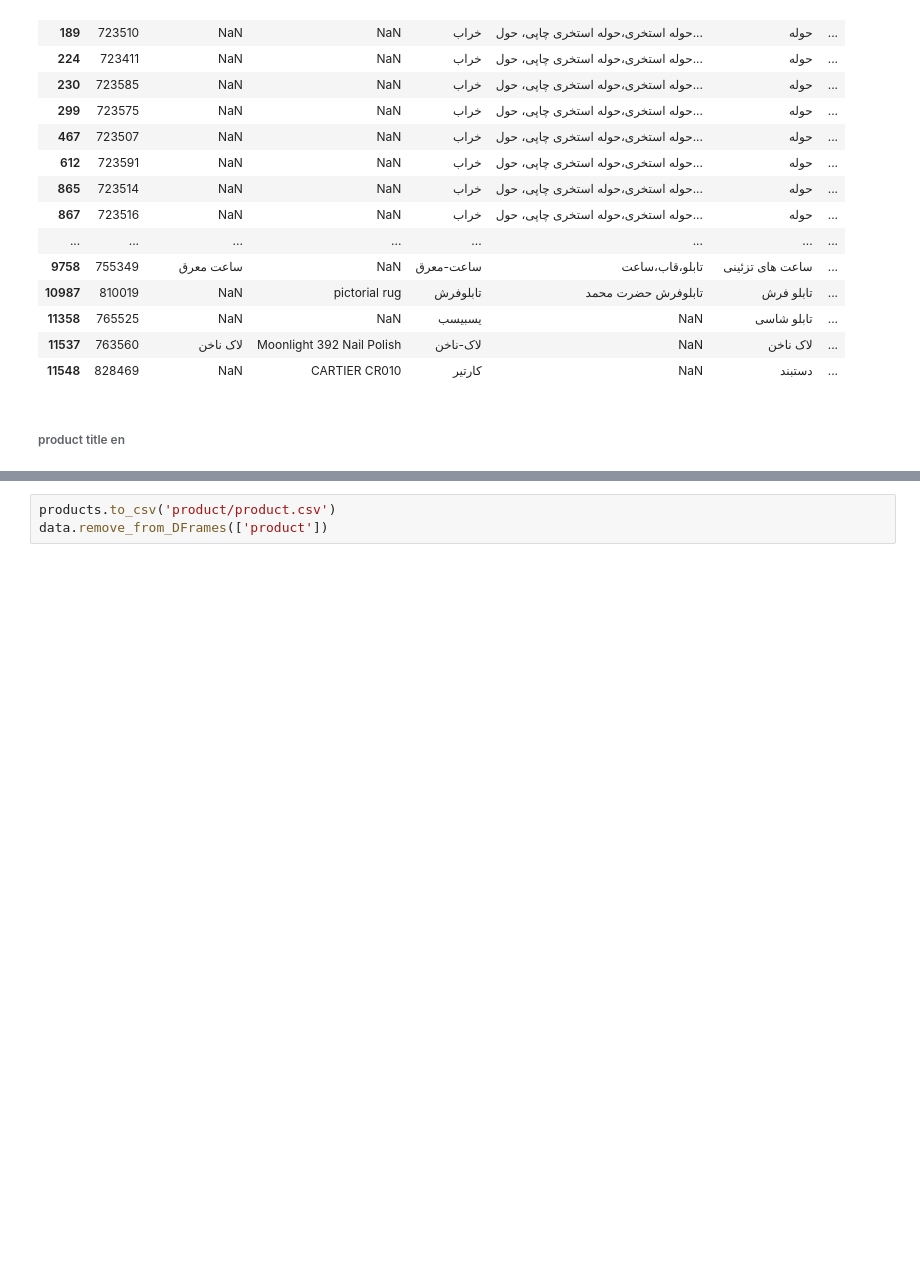
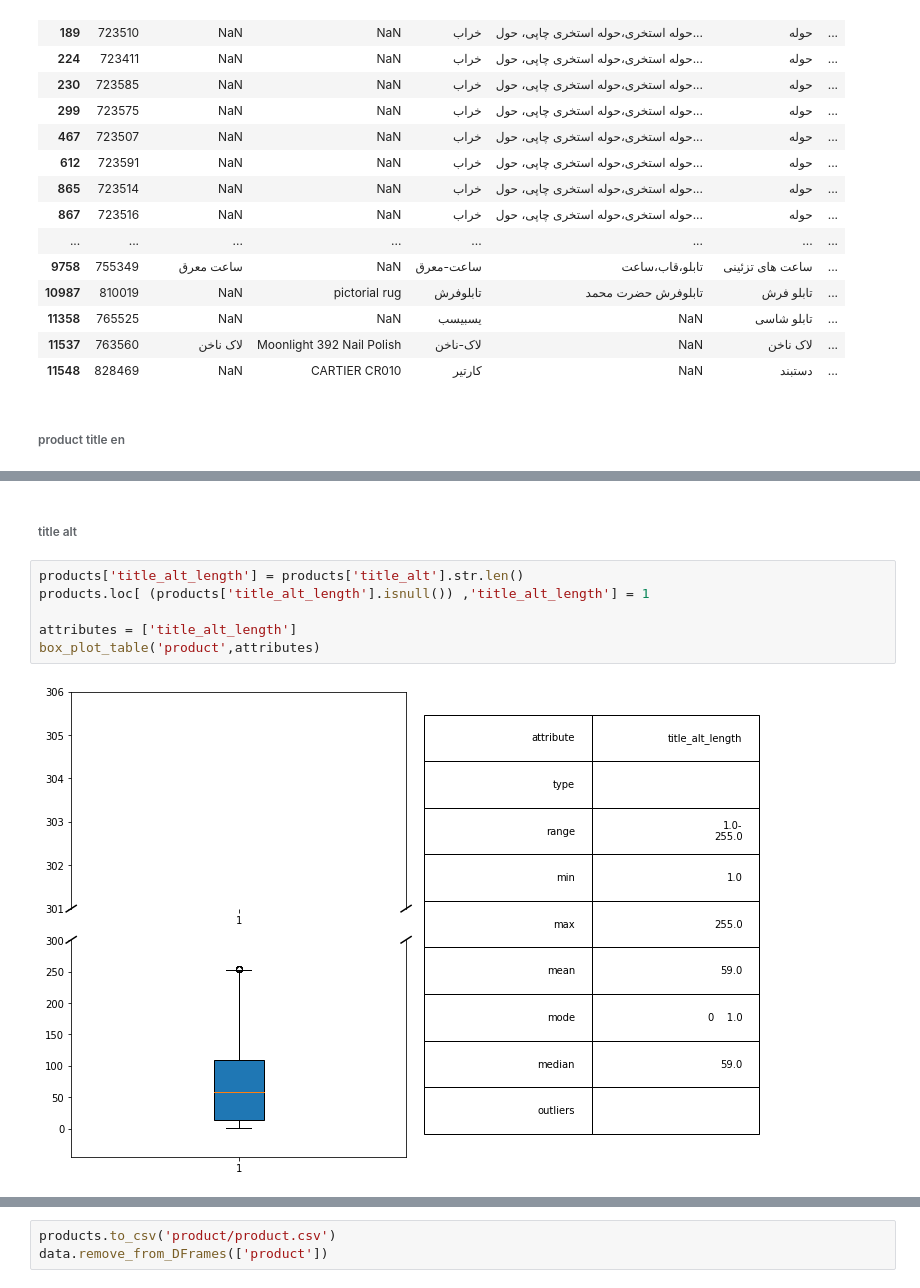
Before and after one commit to sulaimanbehzad/FDM_Project, a Jupyter notebook: p1.ipynb, the cells around one changed output, grey strips where cells are left out. Cells and saved outputs as stored; diff of their text form; blank space fills up the shorter version.

```diff
--- a/p1.ipynb
+++ b/p1.ipynb
@@ -176,0 +222,10 @@ not_valid_product_title_en.head(3)
+# %% [markdown]
+###### title alt
+# %%
+products['title_alt_length'] = products['title_alt'].str.len()
+products.loc[ (products['title_alt_length'].isnull()) ,'title_alt_length'] = 1
+
+attributes = ['title_alt_length']
+box_plot_table('product',attributes)
+# %% [output]
+[figure, added]
```
Also changed, not shown: parts of 99 cells of this notebook, 1 other file.
